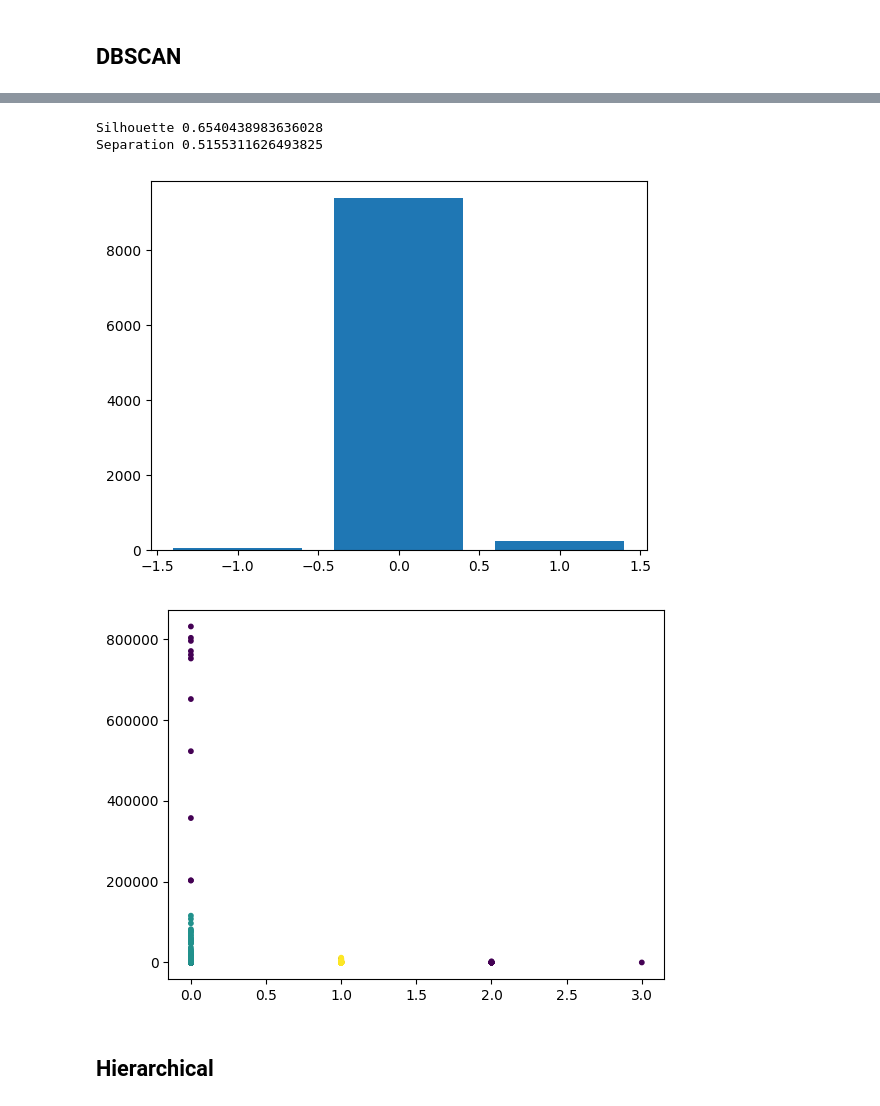
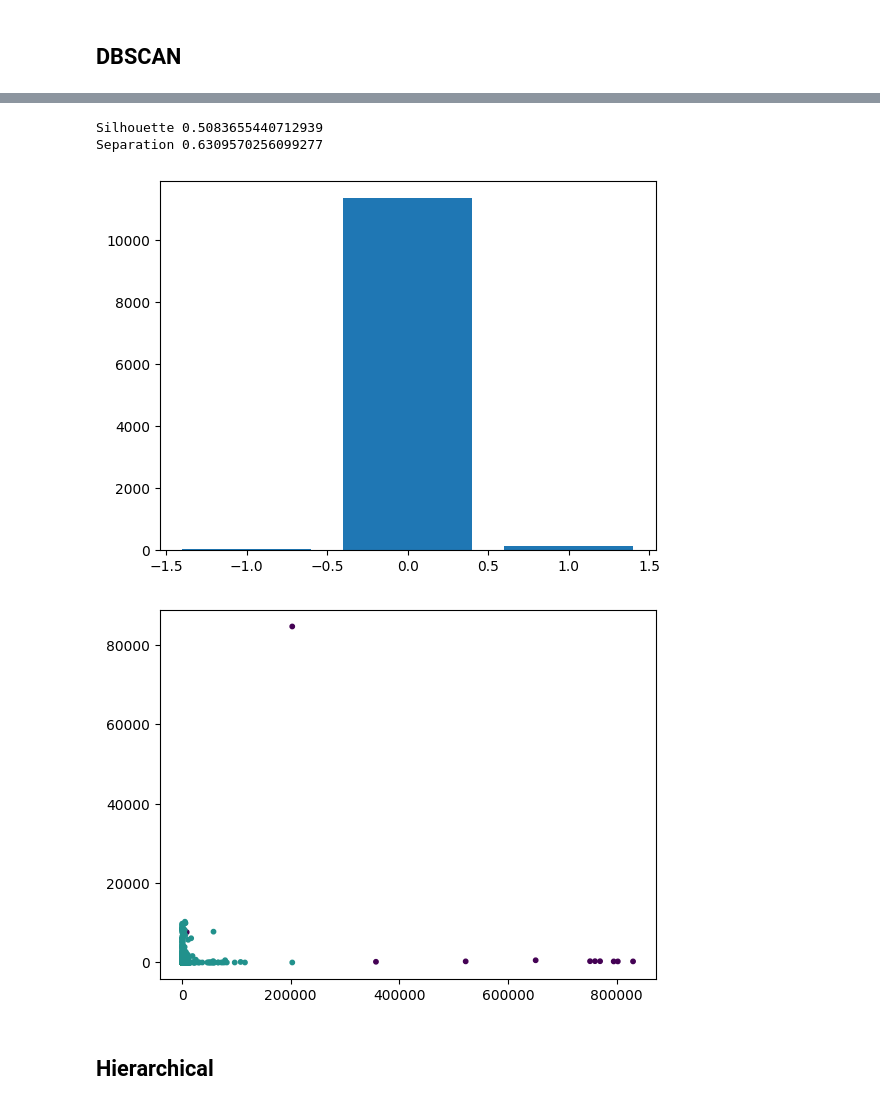
Before and after one commit to federicosilvestri/data-mining, a Jupyter notebook: 3_clustering_analysis.ipynb, the cells around one changed output, grey strips where cells are left out. Saved outputs shown, nothing was run; the diff lists cells and outputs as text; code cells hidden in the pictures.

```diff
--- a/3_clustering_analysis.ipynb
+++ b/3_clustering_analysis.ipynb
@@ -33,12 +33,16 @@ handler.setLevel(lg.DEBUG)
 formatter = lg.Formatter("%(asctime)s - %(name)s - %(levelname)s - %(message)s")
 handler.setFormatter(formatter)
 root.addHandler(handler)
+# %%
+#
+# Load the CSV
+#
+dataset = fetch_preprocessed_dataset(step_name="users_total")
+users = dataset['users.pickle']
 # %%
-users = pd.read_json('total_users.json')
+users_num_cols = ['statuses_count', 'bot', 'tweets_num', 'tweets_2020_num', 'likes_num', 'comments_num', 'entropy', 'ratio_likes_x_tweets', 'texts_mean_length', 'texts_special_chars_length']
 
-user_num = users[
-    ['statuses_count', 'bot', 'tweets_num', 'tweets_2020_num', 'tweets_total_num', 'likes_num', 'comments_num', 'ratio_tweets_likes', 'entropy', 'texts_total_length', 'texts_special_chars_length']
-].astype({'bot': 'int64'}).dropna()
+user_num = users[users_num_cols].astype({'bot': 'int64'}).dropna()
 # %%
 scaler = StandardScaler()
 scaler.fit(user_num.values)
@@ -114,5 +86,5 @@ plt.show()
 # %%
-kmeans = KMeans(n_clusters=10, n_init=10, max_iter=100)
+kmeans = KMeans(n_clusters=15, n_init=10, max_iter=100)
 kmeans.fit(scaled_values)
 
 print('SSE %s' % kmeans.inertia_)
@@ -191,23 +175,23 @@ plt.show()
 # %%
-dbscan = DBSCAN(eps=4, min_samples=30)
+dbscan = DBSCAN(eps=8, min_samples=k)
 dbscan.fit(scaled_values)
 
 print('Silhouette %s' % silhouette_score(scaled_values, kmeans.labels_))
 print('Separation %s' % metrics.davies_bouldin_score(scaled_values, kmeans.labels_))
 # %% [output]
-Silhouette 0.6540438983636028
-Separation 0.5155311626493825
+Silhouette 0.5083655440712939
+Separation 0.6309570256099277
 # %%
 labels_distribution = np.unique(dbscan.labels_, return_counts=True)
 plt.bar(labels_distribution[0], labels_distribution[1])
 plt.show()
 # %% [output]
-[figure, old version]
+[figure, new version]
 # %%
-plt.scatter(user_num['tweets_num'], user_num['likes_num'], c=dbscan.labels_, s=10)
+plt.scatter(user_num['likes_num'], user_num['comments_num'], c=dbscan.labels_, s=10)
 plt.show()
 # %% [output]
-[figure, old version]
+[figure, new version]
 # %% [markdown]
 ## Hierarchical
 # %%
```
Also changed, not shown: parts of 17 cells of this notebook, 3 other files.
